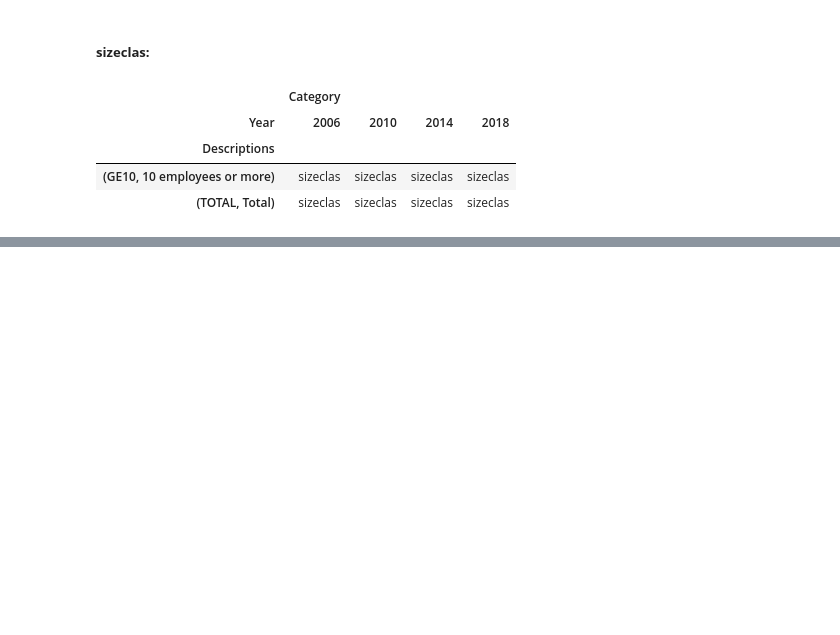
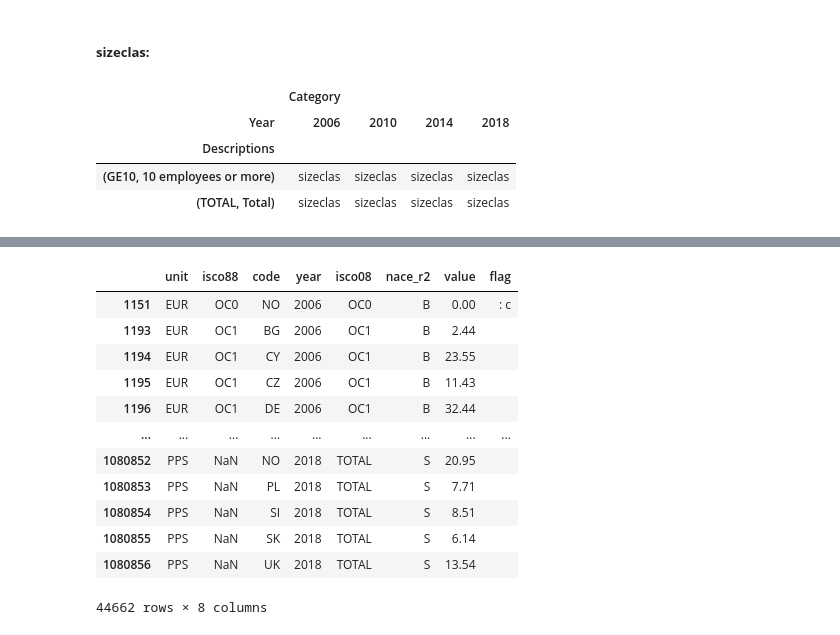
Before and after one commit to mehmetcandfx/Technology-Trade-Employment, a Jupyter notebook: Code/Discovery&Preperation_Wages.ipynb, the cells around one changed output, grey strips where cells are left out. Cells and saved outputs as stored; diff of their text form; code cells hidden in the pictures; blank space fills up the shorter version.

```diff
--- a/Code/Discovrery_Wages.ipynb
+++ b/Code/Discovery&Preperation_Wages.ipynb
@@ -442,0 +317,23 @@ Name: unit, dtype: int64
+# %%
+#Define sector dataframe containing Nace Mapping and descriptions
+S = [['A', 'A', 'Agriculture, forestry and fishing'],['C', 'B', 'Mining and quarrying'],['D', 'C', 'Manufacturing'],['E', 'D', 'Electricity, gas, steam and air conditioning supply'],['E', 'E', 'Water supply, sewerage, waste management and remediation activities'],['F', 'F', 'Construction'],['G', 'G', 'Wholesale and retail trade; repair of motor vehicles and motorcycles'],['H', 'I', 'Accommodation and food service activities'],['I', 'H', 'Transportation and storage'],['I', 'J', 'Information and communication'],['J', 'K', 'Financial and insurance activities'],['K', 'L', 'Real estate activities'],['K', 'M', 'Professional, scientific and technical activities'],['K', 'N', 'Administrative and support service activities'],['L', 'O', 'Public administration and defence; compulsory social security'],['M', 'P', 'Education'],['N', 'Q', 'Human health and social work activities'],['O', 'R', 'Arts, entertainment and recreation'],['O', 'S', 'Other service activities'],['P', 'T', 'Activities of households as employers; undifferentiated goods- and services-producing activities of households for own use'],['Q', 'U', 'Activities of extraterritorial organisations and bodies']]
+sector = pd.DataFrame(S, columns=['nace_r1', 'nace_r2', 'description'])
+# %%
+df['dummy']=df['nace_r1'].map({item[0]: item[1] for item in S})
+df['nace_r2']=df['dummy'].replace(np.nan, '', regex=True)+df['nace_r2'].replace(np.nan, '', regex=True)
+df=df.drop(['nace_r1','dummy'], axis=1)
+df
+# %% [output]
+|  | unit | isco88 | code | year | isco08 | nace_r2 | value | flag |
+| 1151 | EUR | OC0 | NO | 2006 | OC0 | B | 0.00 | : c |
+| 1193 | EUR | OC1 | BG | 2006 | OC1 | B | 2.44 |  |
+| 1194 | EUR | OC1 | CY | 2006 | OC1 | B | 23.55 |  |
+| 1195 | EUR | OC1 | CZ | 2006 | OC1 | B | 11.43 |  |
+| 1196 | EUR | OC1 | DE | 2006 | OC1 | B | 32.44 |  |
+| ... | ... | ... | ... | ... | ... | ... | ... | ... |
+| 1080852 | PPS | NaN | NO | 2018 | TOTAL | S | 20.95 |  |
+| 1080853 | PPS | NaN | PL | 2018 | TOTAL | S | 7.71 |  |
+| 1080854 | PPS | NaN | SI | 2018 | TOTAL | S | 8.51 |  |
+| 1080855 | PPS | NaN | SK | 2018 | TOTAL | S | 6.14 |  |
+| 1080856 | PPS | NaN | UK | 2018 | TOTAL | S | 13.54 |  |
+44662 rows × 8 columns
```
Also changed, not shown: parts of 43 cells of this notebook, 8 other files.
